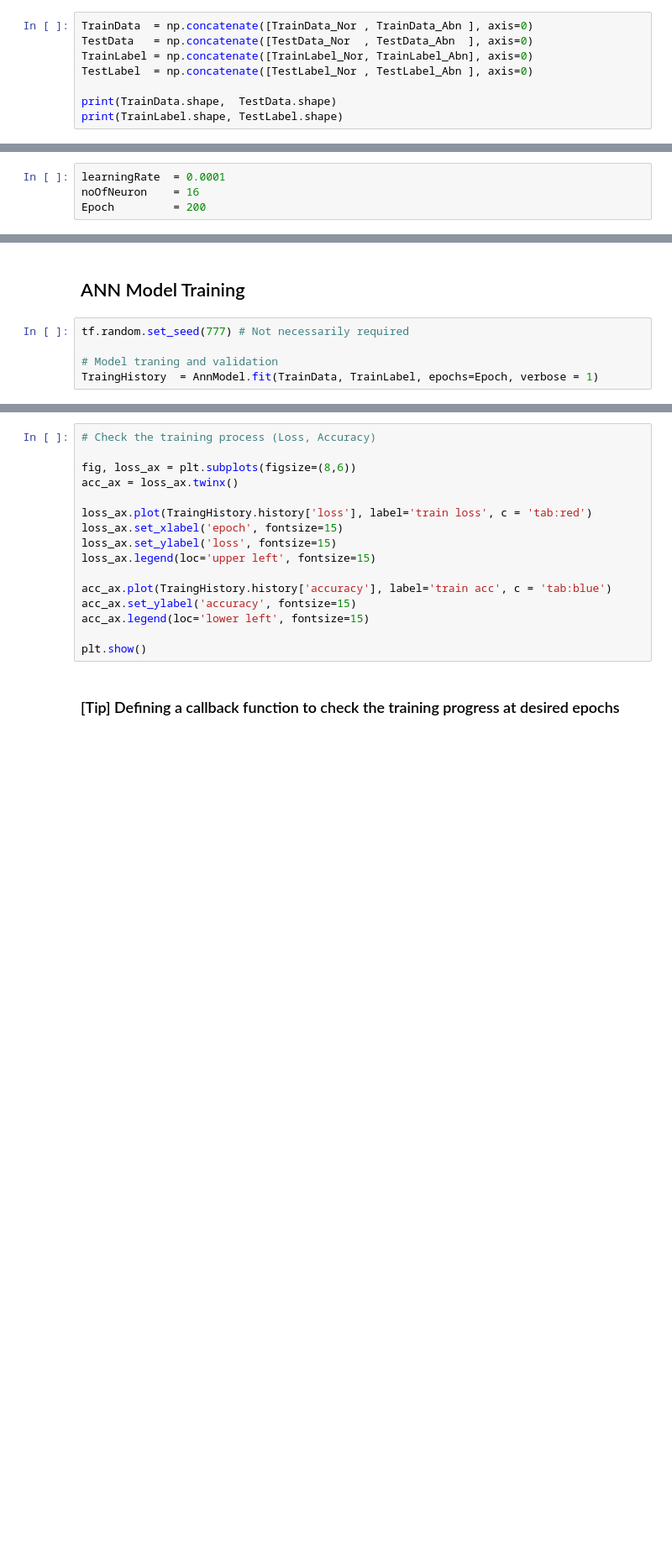
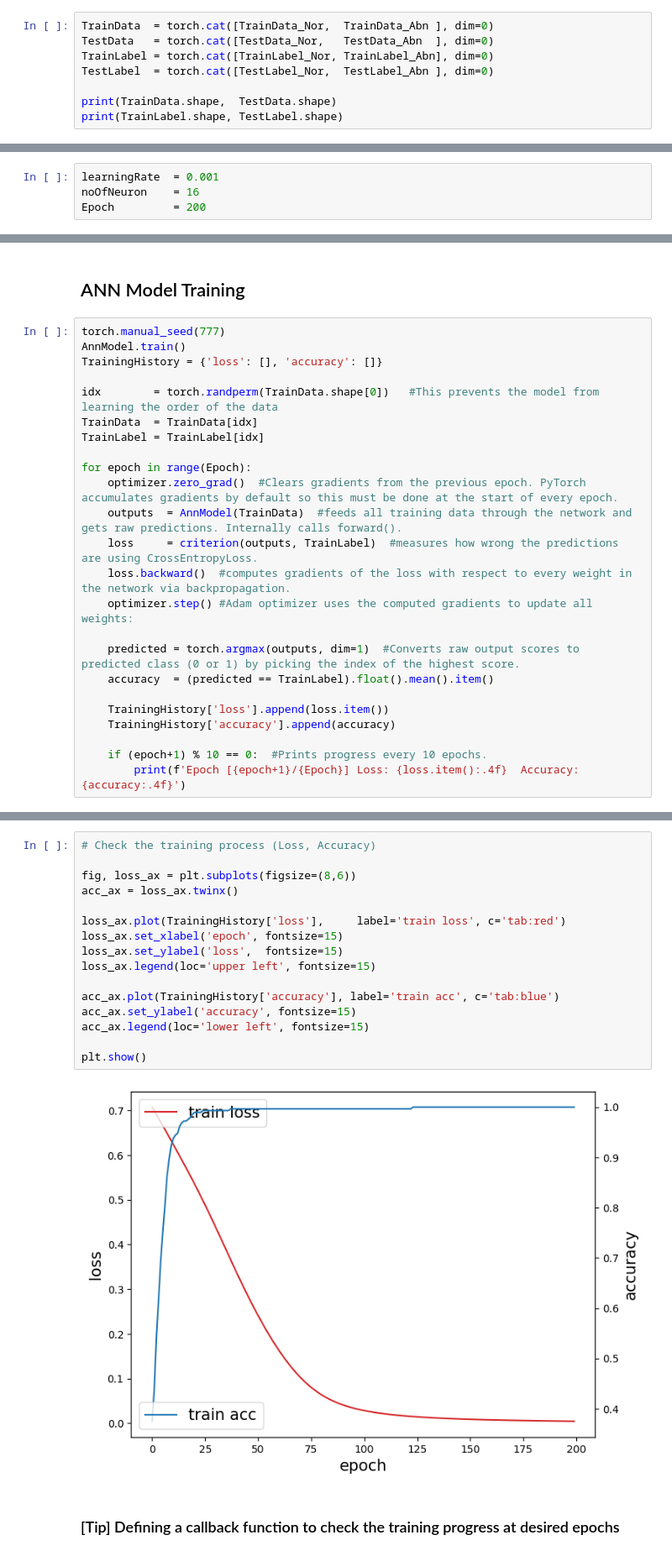
Before and after one commit to purduelamm/purdue_me597_iiot, a Jupyter notebook: ml_tutorial/ML5/ML5_Code1.ipynb, the cells around one changed output, grey strips where cells are left out. Shown at 84% size. Drawn from its saved outputs; the diff is of its cells as text; blank space fills up the shorter version.

```diff
--- a/ml_tutorial/ML5/ML5_Code1.ipynb
+++ b/ml_tutorial/ML5/ML5_Code1.ipynb
@@ -81,10 +106,10 @@ TestLabel_Nor
 # %% [markdown]
 ## Data and Label Preparation
 # %%
-TrainData  = np.concatenate([TrainData_Nor , TrainData_Abn ], axis=0)
-TestData   = np.concatenate([TestData_Nor  , TestData_Abn  ], axis=0)
-TrainLabel = np.concatenate([TrainLabel_Nor, TrainLabel_Abn], axis=0)
-TestLabel  = np.concatenate([TestLabel_Nor , TestLabel_Abn ], axis=0)
+TrainData  = torch.cat([TrainData_Nor,  TrainData_Abn ], dim=0)
+TestData   = torch.cat([TestData_Nor,   TestData_Abn  ], dim=0)
+TrainLabel = torch.cat([TrainLabel_Nor, TrainLabel_Abn], dim=0)
+TestLabel  = torch.cat([TestLabel_Nor,  TestLabel_Abn ], dim=0)
 
 print(TrainData.shape,  TestData.shape)
 print(TrainLabel.shape, TestLabel.shape)
@@ -101,7 +119,7 @@ print(TrainLabel.shape, TestLabel.shape)
 # %% [markdown]
 ## Setting hyperparameters for training ANN(Artificial Neural Network)
 # %%
-learningRate  = 0.0001
+learningRate  = 0.001
 noOfNeuron    = 16
 Epoch         = 200
 # %% [markdown]
@@ -137,7 +170,26 @@ for i in range(len(AnnModel.get_weights())):
 # %% [markdown]
 ## ANN Model Training
-# %%
-tf.random.set_seed(777) # Not necessarily required
-
-# Model traning and validation
-TraingHistory  = AnnModel.fit(TrainData, TrainLabel, epochs=Epoch, verbose = 1)
+# %%
+torch.manual_seed(777)
+AnnModel.train()
+TrainingHistory = {'loss': [], 'accuracy': []}
+
+idx        = torch.randperm(TrainData.shape[0])   #This prevents the model from learning the order of the data
+TrainData  = TrainData[idx]
+TrainLabel = TrainLabel[idx]
+
+for epoch in range(Epoch):
+    optimizer.zero_grad()  #Clears gradients from the previous epoch. PyTorch accumulates gradients by default so this must be done at the start of every epoch.
+    outputs  = AnnModel(TrainData)  #feeds all training data through the network and gets raw predictions. Internally calls forward().
+    loss     = criterion(outputs, TrainLabel)  #measures how wrong the predictions are using CrossEntropyLoss.
+    loss.backward()  #computes gradients of the loss with respect to every weight in the network via backpropagation.
+    optimizer.step() #Adam optimizer uses the computed gradients to update all weights:
+
+    predicted = torch.argmax(outputs, dim=1)  #Converts raw output scores to predicted class (0 or 1) by picking the index of the highest score.
+    accuracy  = (predicted == TrainLabel).float().mean().item()
+
+    TrainingHistory['loss'].append(loss.item())
+    TrainingHistory['accuracy'].append(accuracy)
+
+    if (epoch+1) % 10 == 0:  #Prints progress every 10 epochs.
+        print(f'Epoch [{epoch+1}/{Epoch}] Loss: {loss.item():.4f}  Accuracy: {accuracy:.4f}')
@@ -148,19 +231,21 @@ Loss, Accuracy # The closer the Loss is to 0 and the closer the accuracy is to 1
 # %%
 # Check the training process (Loss, Accuracy)
 
 fig, loss_ax = plt.subplots(figsize=(8,6))
 acc_ax = loss_ax.twinx()
 
-loss_ax.plot(TraingHistory.history['loss'], label='train loss', c = 'tab:red')
+loss_ax.plot(TrainingHistory['loss'],     label='train loss', c='tab:red')
 loss_ax.set_xlabel('epoch', fontsize=15)
-loss_ax.set_ylabel('loss', fontsize=15)
+loss_ax.set_ylabel('loss',  fontsize=15)
 loss_ax.legend(loc='upper left', fontsize=15)
 
-acc_ax.plot(TraingHistory.history['accuracy'], label='train acc', c = 'tab:blue')
+acc_ax.plot(TrainingHistory['accuracy'], label='train acc', c='tab:blue')
 acc_ax.set_ylabel('accuracy', fontsize=15)
 acc_ax.legend(loc='lower left', fontsize=15)
 
 plt.show()
+# %% [output]
+[figure, added]
 # %% [markdown]
 ### [Tip] Defining a callback function to check the training progress at desired epochs
 # %%
```
Also changed, not shown: parts of 35 cells of this notebook.
